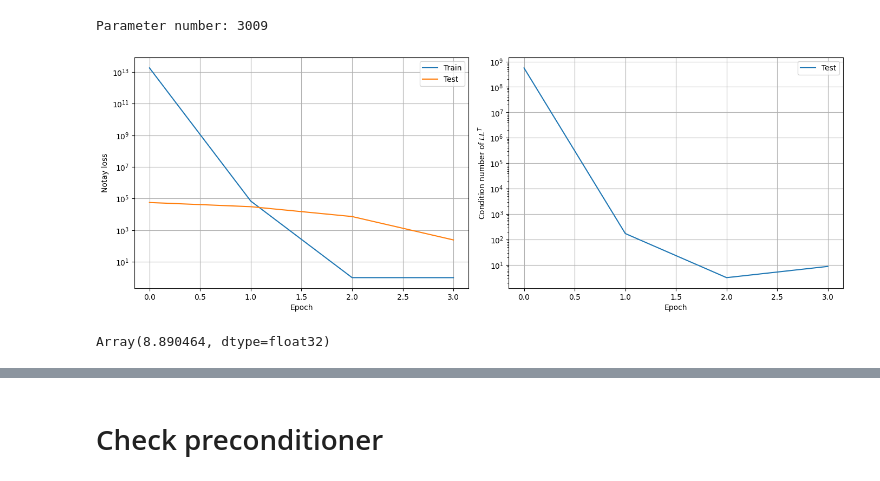
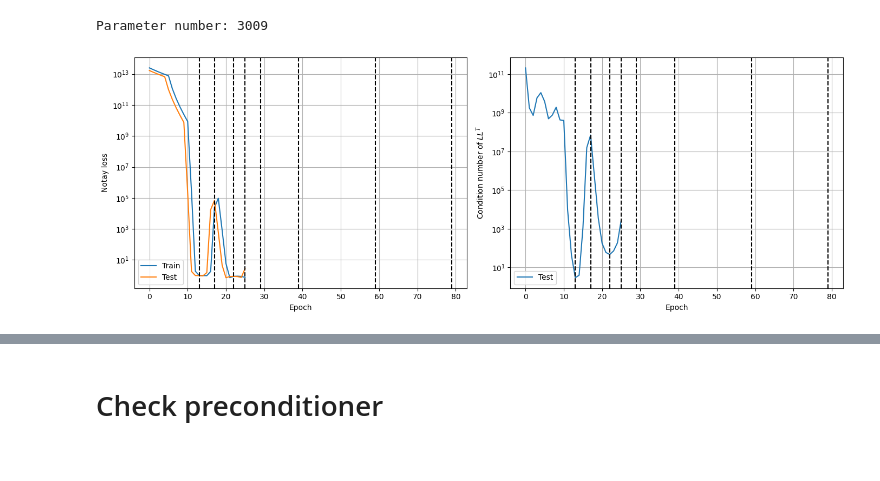
Before and after one commit to vltrifonov/PreCorrector, a Jupyter notebook: experiments/Poisson2D_Notay.ipynb, the cells around one changed output, grey strips where cells are left out. Cells and saved outputs as stored; diff of their text form; code cells hidden in the pictures.

Commit message:
Experiments with stops in training

```diff
--- a/experiments/Poisson2D_Notay.ipynb
+++ b/experiments/Poisson2D_Notay.ipynb
@@ -24,7 +24,7 @@ from utils import params_count
 # Make dataset
 # %%
 grid = 16
-N_samples = 10
+N_samples = 30
 # %%
 A_train, b_train, u_exact_train, bi_edges_train, nodes_train, edges_train, receivers_train, senders_train = dataset_LLT(grid, N_samples, seed=42)
 A_test, b_test, u_exact_test, bi_edges_test, nodes_test, edges_test, receivers_test, senders_test = dataset_LLT(grid, N_samples=10, seed=43)
@@ -71,13 +71,13 @@ Parameter number: 3009
 # print(f'Initial loss value: {LLT_loss(L_before_train, u_exact_train[0, ...], b_train[0, ...]).item(): .5f}')
 # plt.imshow(L_before_train, vmin=A_train.data.min().item(), vmax=A_train.data.max().item());
 # %%
-lr = 1e-2
-# start, stop, step = 40, 101, 40
-# decay_size = .5
-# lr = optax.piecewise_constant_schedule(
-#     lr,
-#     {k: v for k, v in zip(np.arange(start, stop, step), [decay_size, ] * len(jnp.arange(start, stop, step)))}
-# )
+lr = 1e-4
+start, stop, step = 5, 10, 20
+decay_size = 1e+1
+lr = optax.piecewise_constant_schedule(
+    lr,
+    {k: v for k, v in zip([5, 10, 60], [1e+1, 1e+1, 1e-1])}#zip(np.arange(start, stop, step), [decay_size, ] * len(jnp.arange(start, stop, step)))}
+)
 # %%
 keys_train = random.split(random.PRNGKey(N_samples*2), N_samples)
 keys_test = random.split(random.PRNGKey(N_samples*3), 10)
@@ -89,30 +89,30 @@ data = (X_train, X_test, jnp.array([1]), jnp.array([1]))
 train_config = {'optimizer': optax.adam,
                 'lr': lr,
                 'optim_params': {},#{'weight_decay': 1e-8},
-                'epoch_num': 4}
+                'epoch_num': 26}
 model, losses = train(model, data, train_config, compute_loss_Notay)
 # %%
 _, axes = plt.subplots(1, 2, figsize=(14, 5))
 
 axes[0].plot(range(len(losses[0])), losses[0], label='Train')
 axes[0].plot(range(len(losses[0])), losses[1], label='Test')
 axes[0].legend()
 axes[0].set_yscale('log')
 axes[0].set_xlabel('Epoch')
 axes[0].set_ylabel('Notay loss');
 axes[0].grid();
 
 axes[1].plot(range(len(losses[0])), losses[2], label='Test')
 axes[1].legend()
 axes[1].set_yscale('log')
 axes[1].set_xlabel('Epoch')
 axes[1].set_ylabel('Condition number of $LL^T$')
 axes[1].grid();
 
+for vl in [13, 17, 22, 25, 29, 39, 59, 79]:
+    axes[0].axvline(vl, 0, 1e11, linestyle='--', c='k')
+    axes[1].axvline(vl, 0, 1e11, linestyle='--', c='k')
+
 plt.tight_layout()
 # %% [output]
-[figure, old version]
+[figure, new version]
-# %%
-losses[2][-1]
-# %% [output]
-Array(8.890464, dtype=float32)
```
Also changed, not shown: parts of 12 cells of this notebook, 1 other file.
